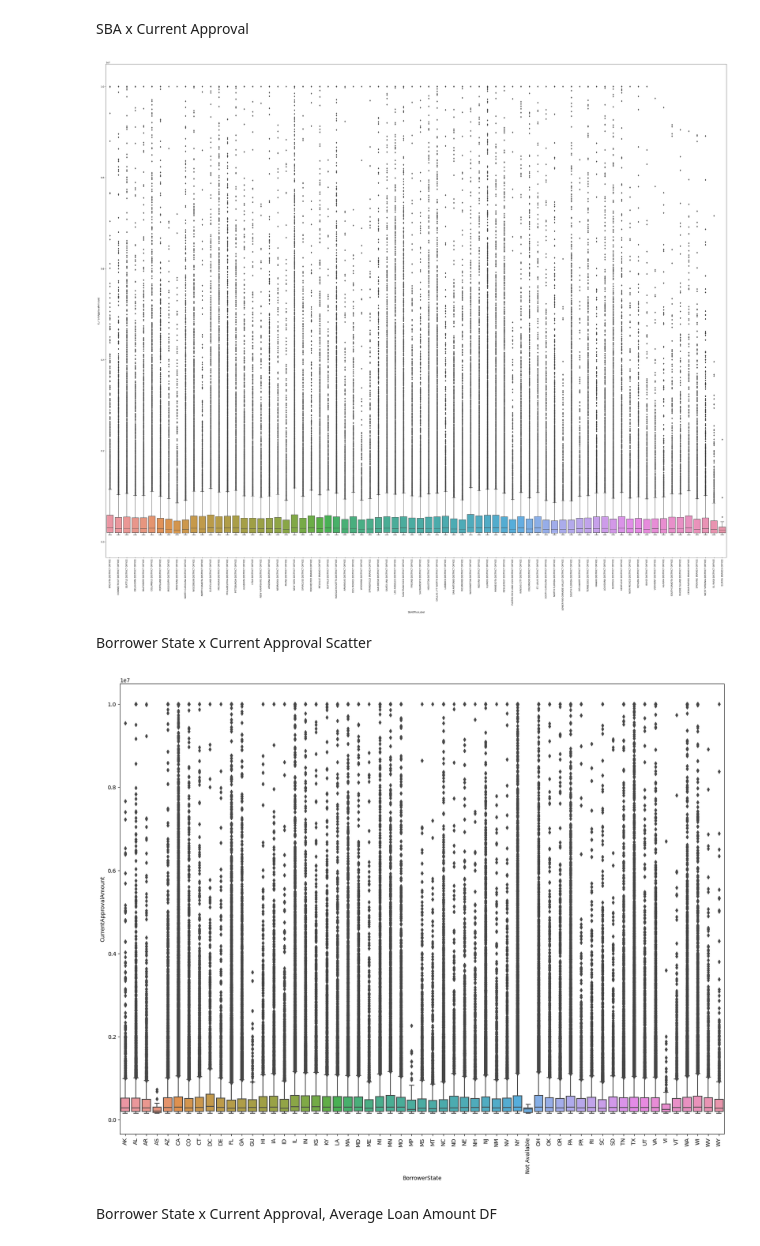
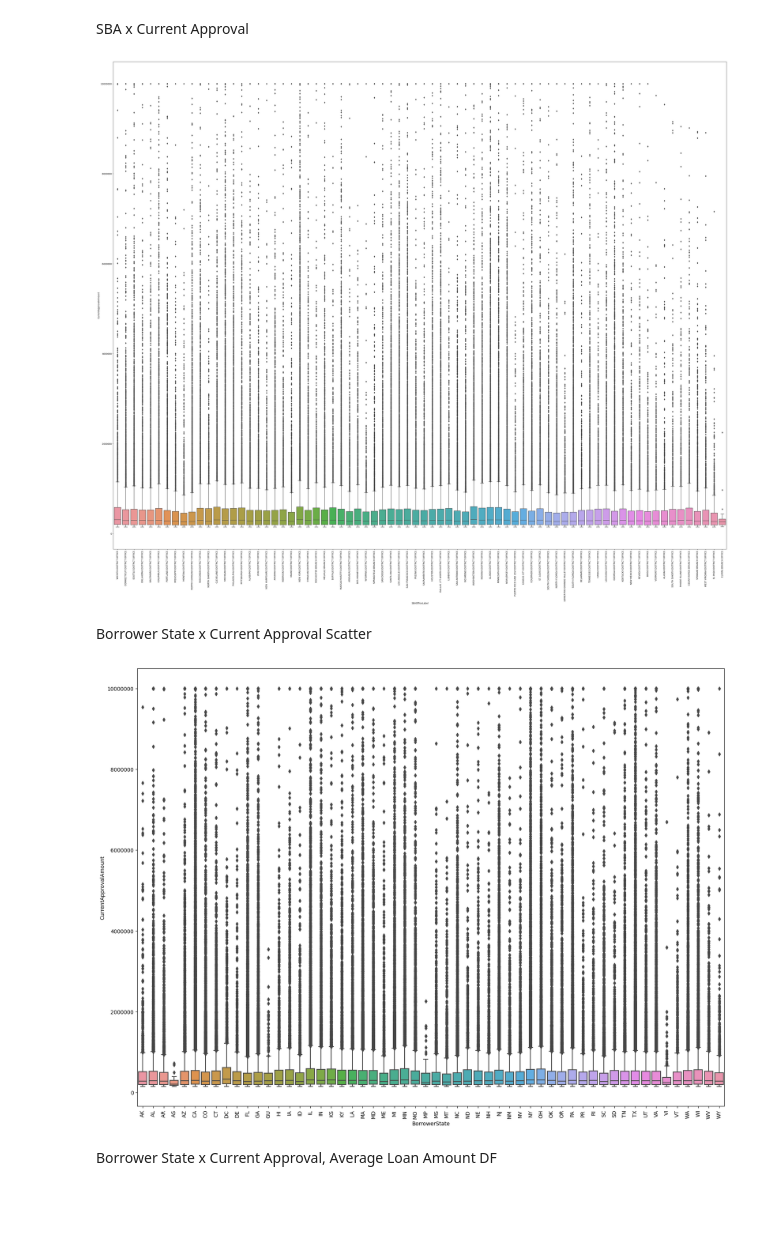
Before and after one commit to cspence001/mapdata_finalization_notebooks, a Jupyter notebook: review/dataviews/dataviews.ipynb, the cells around one changed output. Saved outputs shown, nothing was run; the diff lists cells and outputs as text; code cells hidden in the pictures; blank space fills up the shorter version.

```diff
--- a/review/dataviews/dataviews.ipynb
+++ b/review/dataviews/dataviews.ipynb
@@ -7,7 +7,8 @@ import seaborn as sns
 # %% [markdown]
 Pipe File
 # %%
-pipe_file = pd.read_csv("../../../data/ppp_pipe23.csv", index_col=0)
+#pipe_file = pd.read_csv("../../../data/ppp_pipe23.csv", index_col=0)
+pipe_file = pd.read_csv("../../../data/pipe_hpgf23.csv", index_col=0)
 # %% [markdown]
 District Check
 # %%
@@ -48,25 +49,27 @@ sba_ca = pipe_file[cols]
 plt.figure(figsize=(50,40))
 plt.xticks(rotation=90)
 sbabox= sns.boxplot(y='CurrentApprovalAmount',x='SBAOfficeLabel',data = sba_ca.sort_values('CurrentApprovalAmount',ascending=False))
+plt.ticklabel_format(style='plain', axis='y')
 fig = sbabox.get_figure()
 fig.savefig("figs/sba_approval_scat.png")
 # %% [output]
-[figure, old version]
+[figure, new version]
 # %% [markdown]
 Borrower State x Current Approval Scatter
 # %%
 cols = ["LoanNumber","BorrowerState", "CurrentApprovalAmount"]
 bs_ca = pipe_file[cols]
 
 
 
 plt.figure(figsize=(20,15))
-bsbox =sns.boxplot(y='CurrentApprovalAmount',x='BorrowerState',data = bs_ca.sort_values('BorrowerState',ascending=True))
+bsbox =sns.boxplot(y='CurrentApprovalAmount',x='BorrowerState', data = bs_ca.sort_values('BorrowerState',ascending=True))
+plt.ticklabel_format(style='plain', axis='y')
 plt.xticks(rotation=90)
 fig = bsbox.get_figure()
 fig.savefig("figs/state_approval_scat.png")
 # %% [output]
-[figure, old version]
+[figure, new version]
 # %% [markdown]
 Borrower State x Current Approval, Average Loan Amount DF
 # %%
```
Also changed, not shown: parts of 5 cells of this notebook, 5 other files.
